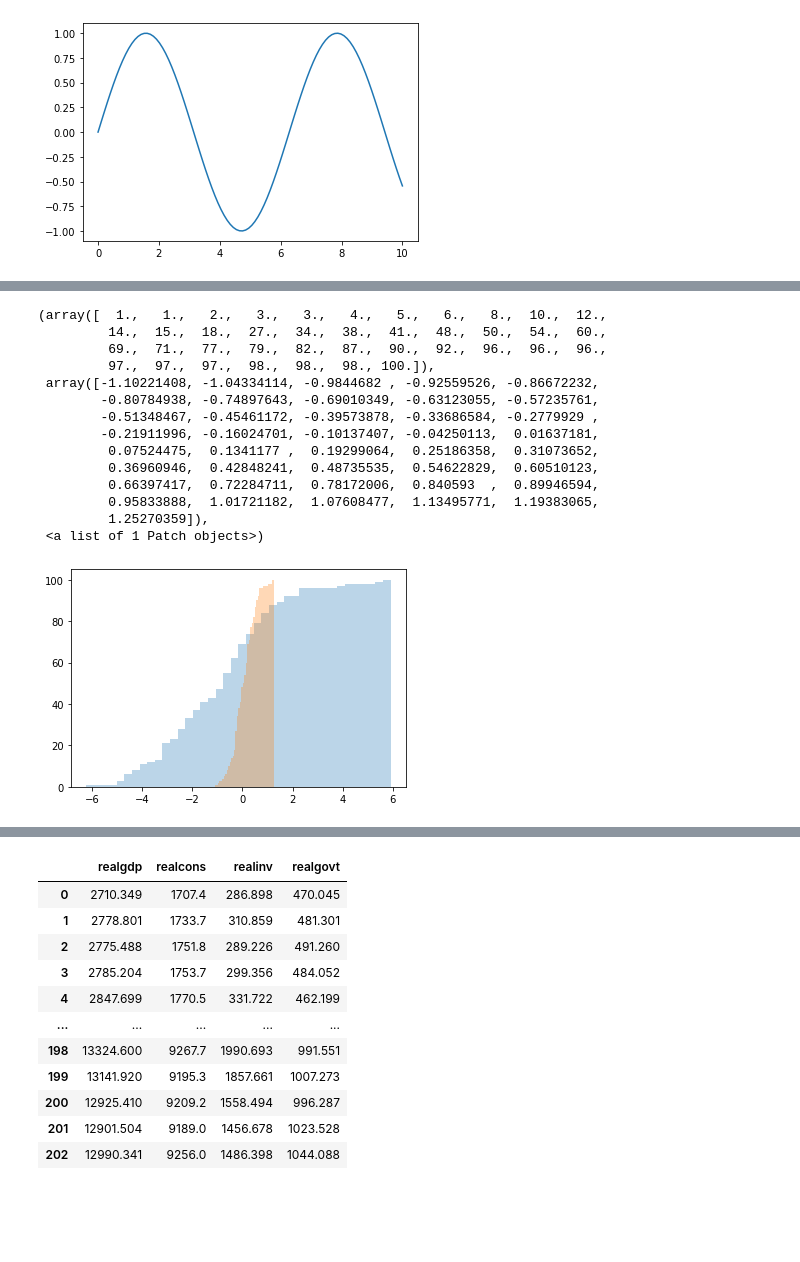
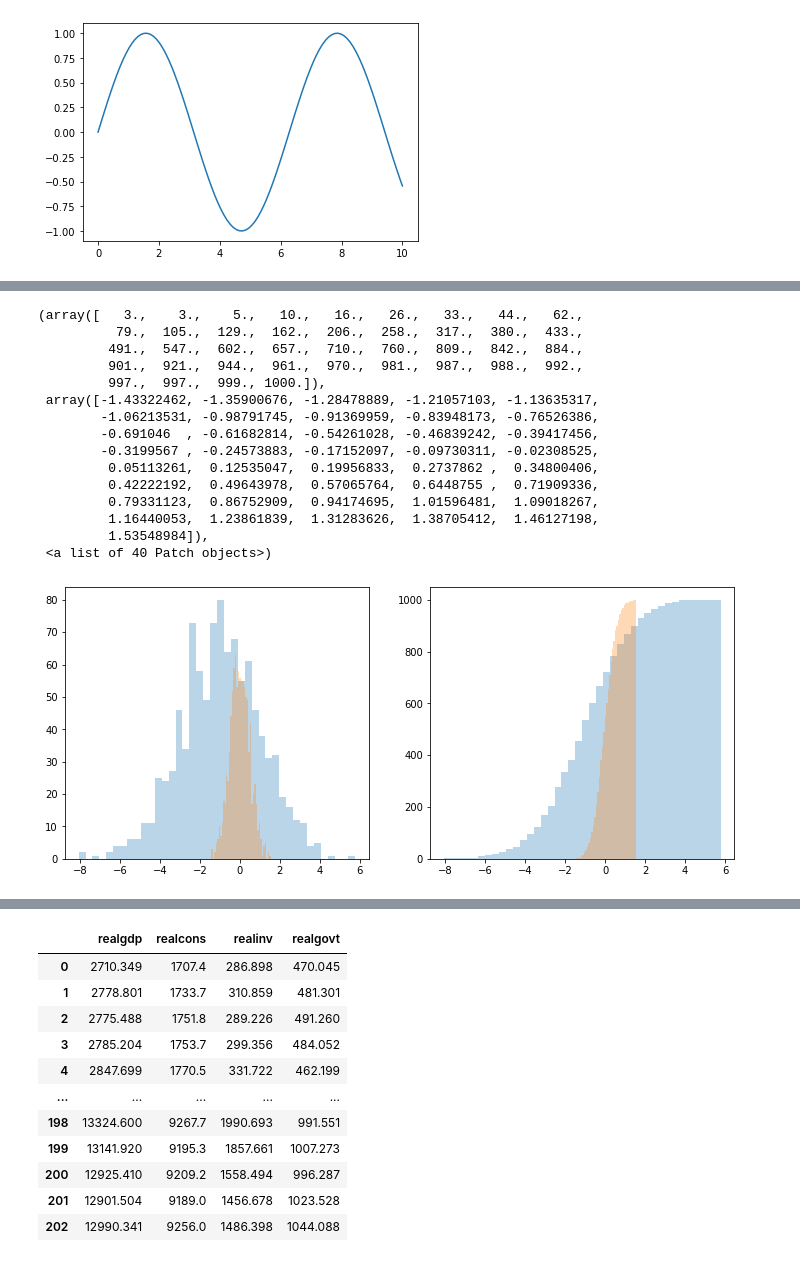
Before and after one commit to jafetimbre/optimus, a Jupyter notebook: src/lab_5.ipynb, the cells around one changed output, grey strips where cells are left out. Cells and saved outputs as stored; diff of their text form; code cells hidden in the pictures; blank space fills up the shorter version.

```diff
--- a/src/lab_5.ipynb
+++ b/src/lab_5.ipynb
@@ -53,23 +53,30 @@ axs[1, 1].hist(s2, bins=nr_bins)
-# %%
-kwargs = dict(histtype='stepfilled', alpha=0.3, bins=40, cumulative=True)
-plt.hist(s1, **kwargs)
-plt.hist(s2, **kwargs)
-# %% [output]
-(array([  1.,   1.,   2.,   3.,   3.,   4.,   5.,   6.,   8.,  10.,  12.,
-         14.,  15.,  18.,  27.,  34.,  38.,  41.,  48.,  50.,  54.,  60.,
-         69.,  71.,  77.,  79.,  82.,  87.,  90.,  92.,  96.,  96.,  96.,
-         97.,  97.,  97.,  98.,  98.,  98., 100.]),
- array([-1.10221408, -1.04334114, -0.9844682 , -0.92559526, -0.86672232,
-        -0.80784938, -0.74897643, -0.69010349, -0.63123055, -0.57235761,
-        -0.51348467, -0.45461172, -0.39573878, -0.33686584, -0.2779929 ,
-        -0.21911996, -0.16024701, -0.10137407, -0.04250113,  0.01637181,
-         0.07524475,  0.1341177 ,  0.19299064,  0.25186358,  0.31073652,
-         0.36960946,  0.42848241,  0.48735535,  0.54622829,  0.60510123,
-         0.66397417,  0.72284711,  0.78172006,  0.840593  ,  0.89946594,
-         0.95833888,  1.01721182,  1.07608477,  1.13495771,  1.19383065,
-         1.25270359]),
- <a list of 1 Patch objects>)
-[figure, removed]
+# %%
+fig, ax = plt.subplots(1, 2, figsize=(12,5))
+
+kwargs = dict(alpha=0.3, bins=40)
+
+ax[0].hist(s1, histtype='stepfilled', **kwargs)
+ax[0].hist(s2, histtype='stepfilled', **kwargs)
+
+ax[1].hist(s1, cumulative=True, **kwargs)
+ax[1].hist(s2, cumulative=True, **kwargs)
+# %% [output]
+(array([   3.,    3.,    5.,   10.,   16.,   26.,   33.,   44.,   62.,
+          79.,  105.,  129.,  162.,  206.,  258.,  317.,  380.,  433.,
+         491.,  547.,  602.,  657.,  710.,  760.,  809.,  842.,  884.,
+         901.,  921.,  944.,  961.,  970.,  981.,  987.,  988.,  992.,
+         997.,  997.,  999., 1000.]),
+ array([-1.43322462, -1.35900676, -1.28478889, -1.21057103, -1.13635317,
+        -1.06213531, -0.98791745, -0.91369959, -0.83948173, -0.76526386,
+        -0.691046  , -0.61682814, -0.54261028, -0.46839242, -0.39417456,
+        -0.3199567 , -0.24573883, -0.17152097, -0.09730311, -0.02308525,
+         0.05113261,  0.12535047,  0.19956833,  0.2737862 ,  0.34800406,
+         0.42222192,  0.49643978,  0.57065764,  0.6448755 ,  0.71909336,
+         0.79331123,  0.86752909,  0.94174695,  1.01596481,  1.09018267,
+         1.16440053,  1.23861839,  1.31283626,  1.38705412,  1.46127198,
+         1.53548984]),
+ <a list of 40 Patch objects>)
+[figure, added]
 # %%
 bin_dim = 10
 
```
Also changed, not shown: parts of 12 cells of this notebook.
